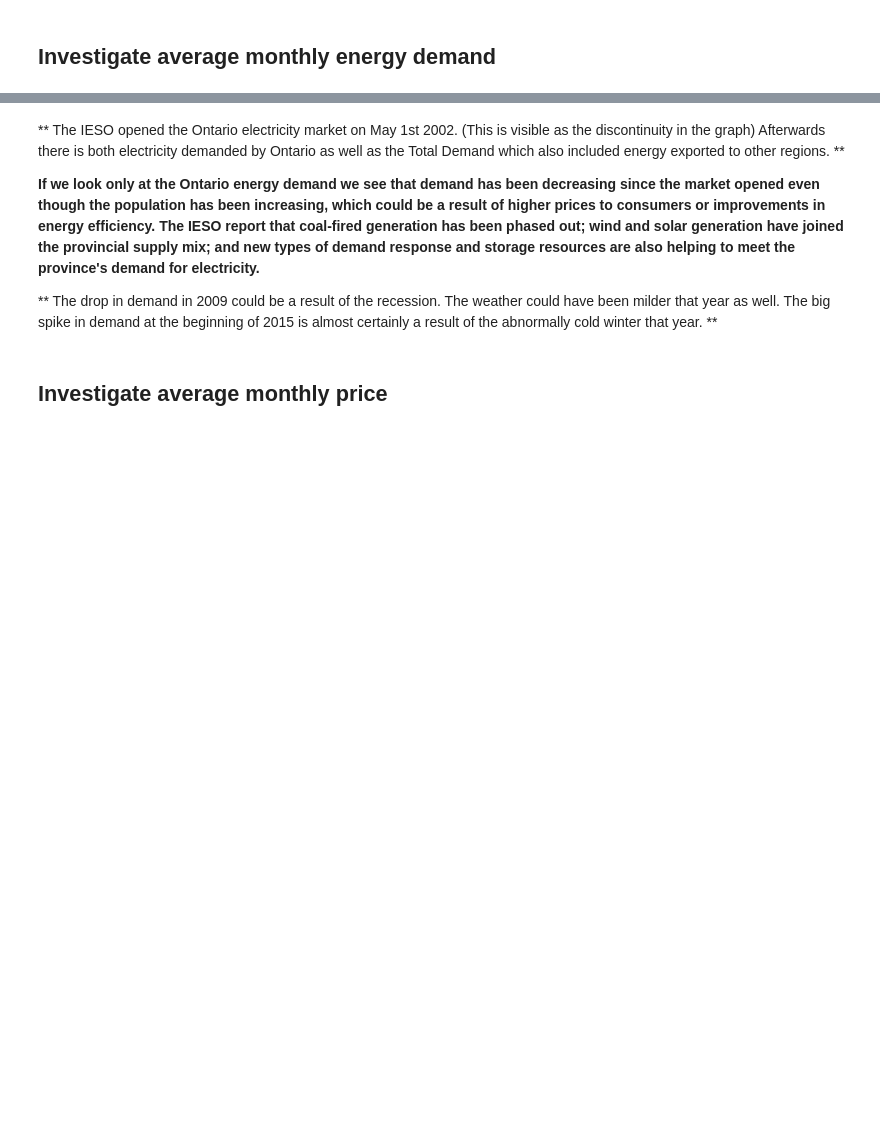
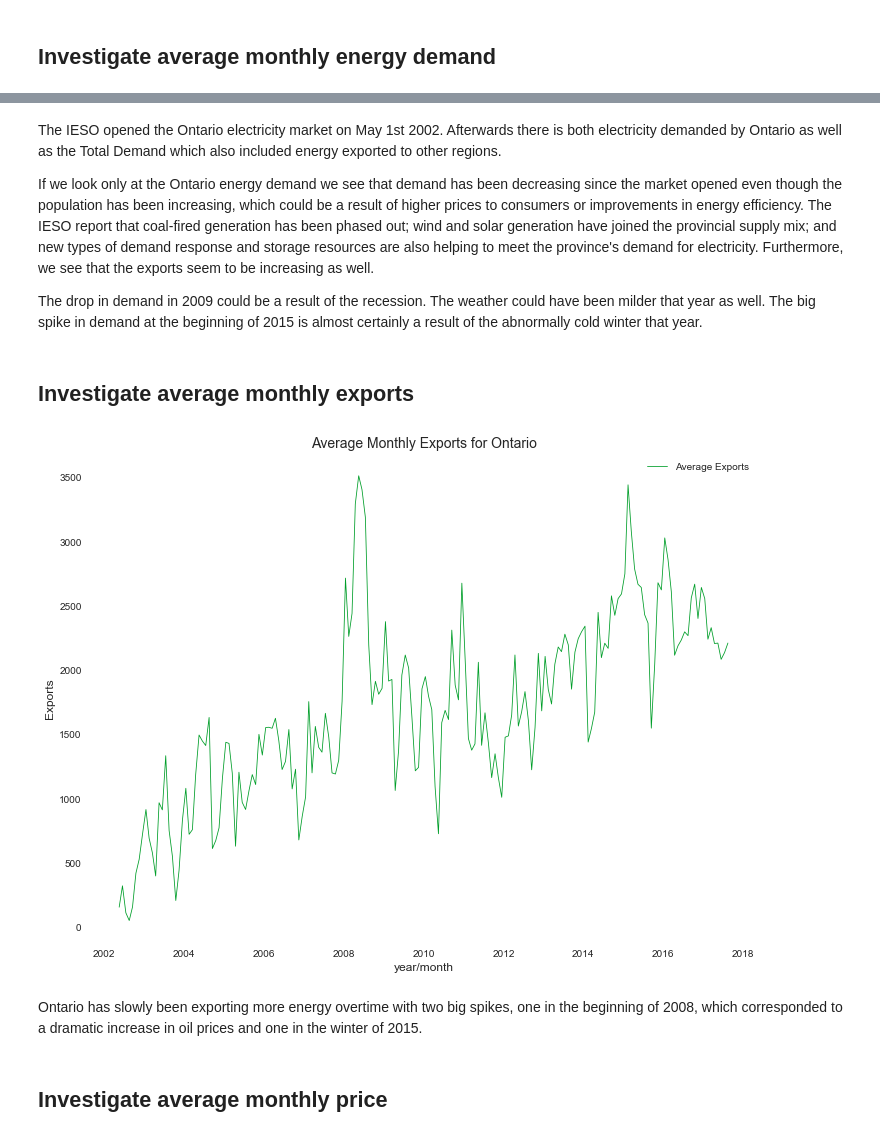
Before and after one commit to james-parks/Project2, a Jupyter notebook: CanadaEnergyUse.ipynb, the cells around one changed output, grey strips where cells are left out. Saved outputs shown, nothing was run; the diff lists cells and outputs as text; code cells hidden in the pictures; blank space fills up the shorter version.

```diff
--- a/CanadaEnergyUse.ipynb
+++ b/CanadaEnergyUse.ipynb
@@ -311,9 +306,17 @@ plt.show()
 # %% [markdown]
-** The IESO opened the Ontario electricity market on May 1st 2002. (This is visible as the discontinuity in the graph) Afterwards there is both electricity demanded by Ontario as well as the Total Demand which also included energy exported to other regions. **
+The IESO opened the Ontario electricity market on May 1st 2002. Afterwards there is both electricity demanded by Ontario as well as the Total Demand which also included energy exported to other regions.
 
-**If we look only at the Ontario energy demand we see that demand has been decreasing since the market opened even though the population has been increasing, which could be a result of higher prices to consumers or improvements in energy efficiency.  The IESO report that coal-fired generation has been phased out; wind and solar generation have joined the provincial supply mix; and new types of demand response and storage resources are also helping to meet the province's demand for electricity.**
+If we look only at the Ontario energy demand we see that demand has been decreasing since the market opened even though the population has been increasing, which could be a result of higher prices to consumers or improvements in energy efficiency.  The IESO report that coal-fired generation has been phased out; wind and solar generation have joined the provincial supply mix; and new types of demand response and storage resources are also helping to meet the province's demand for electricity. Furthermore, we see that the exports seem to be increasing as well.
 
-** The drop in demand in 2009 could be a result of the recession. The weather could have been milder that year as well. The big spike in demand at the beginning of 2015 is almost certainly a result of the abnormally cold winter that year. **
+The drop in demand in 2009 could be a result of the recession. The weather could have been milder that year as well. The big spike in demand at the beginning of 2015 is almost certainly a result of the abnormally cold winter that year.
+# %% [markdown]
+## Investigate average monthly exports
+# %%
+line_plot(yearly_avg,"year/month","Exports", "Average Exports",'Average Monthly Exports for Ontario',"#009e29")
+# %% [output]
+[figure, added]
+# %% [markdown]
+Ontario has slowly been exporting more energy overtime with two big spikes, one in the beginning of 2008, which corresponded to a dramatic increase in oil prices and one in the winter of 2015.
 # %% [markdown]
 ## Investigate average monthly price
 # %%
```
Also changed, not shown: parts of 103 cells of this notebook.
